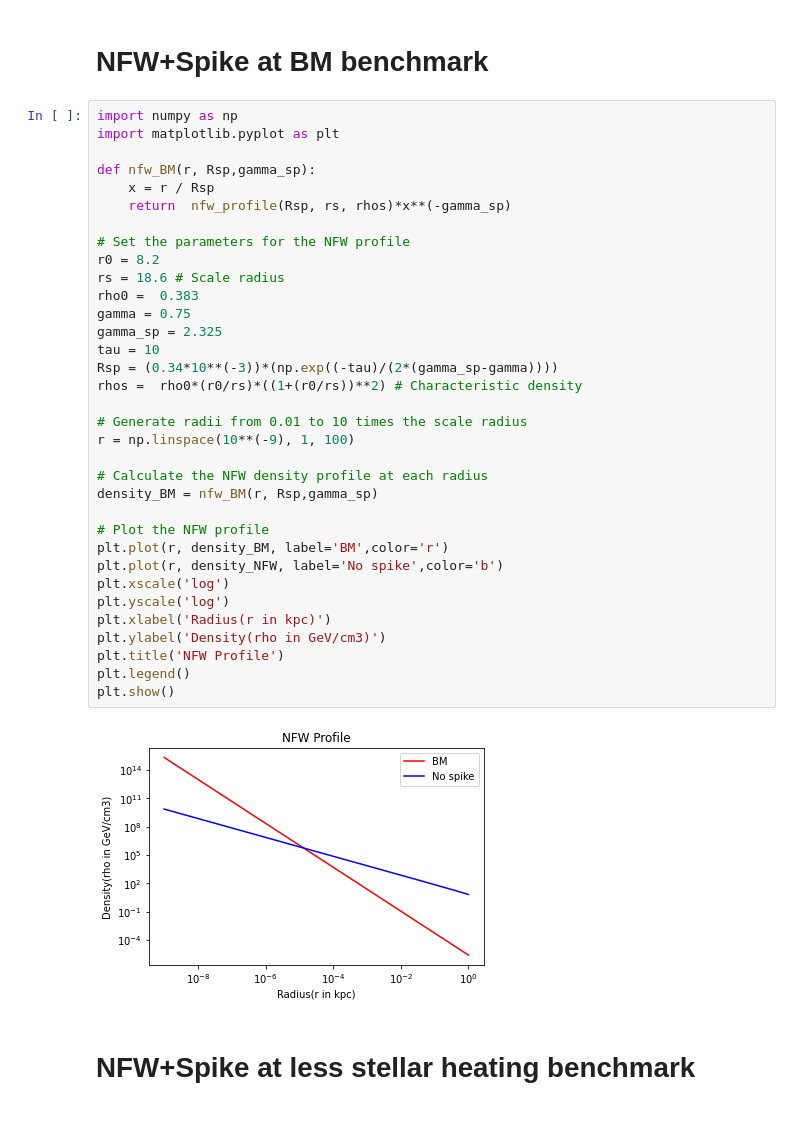
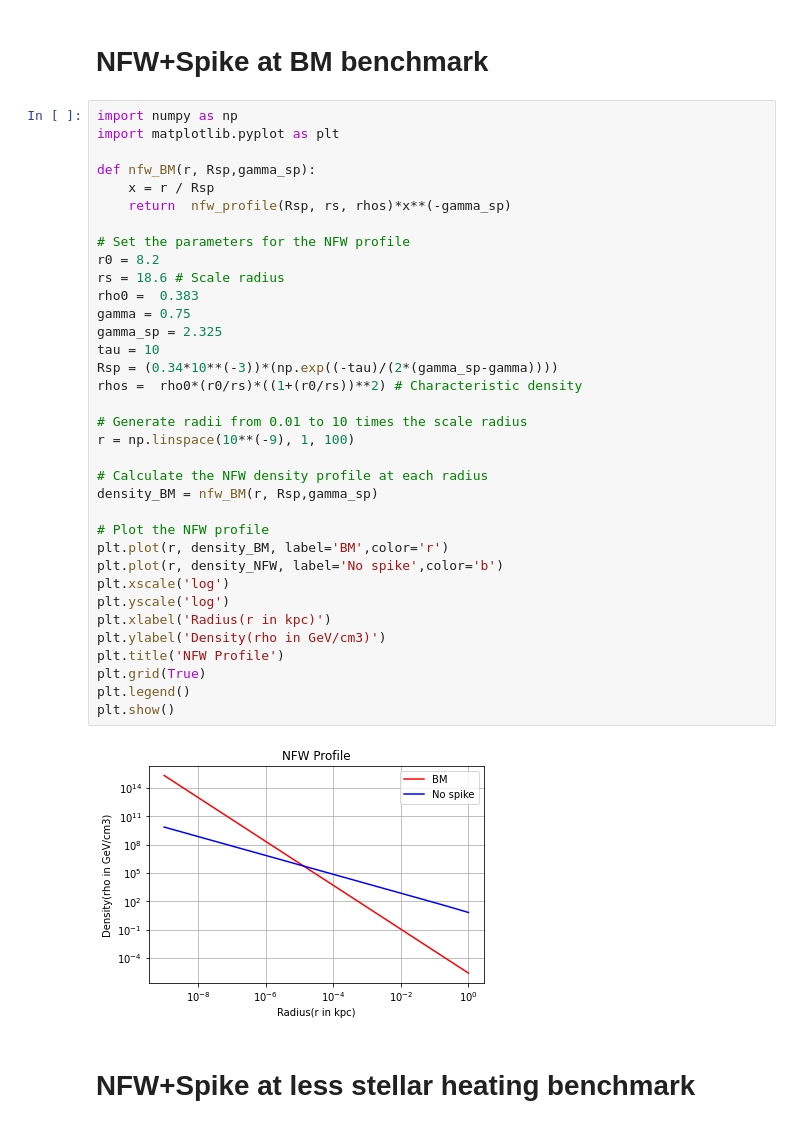
Before and after one commit to Ritabik/Darkmatter_annihilation, a Jupyter notebook: NFW_Reconstructions.ipynb, the cells around one changed output. Cells and saved outputs as stored; diff of their text form.

```diff
--- a/NFW_Reconstructions.ipynb
+++ b/NFW_Reconstructions.ipynb
@@ -124,34 +127,35 @@ def nfw_BM(r, Rsp,gamma_sp):
     x = r / Rsp
     return  nfw_profile(Rsp, rs, rhos)*x**(-gamma_sp)
 
 # Set the parameters for the NFW profile
 r0 = 8.2
 rs = 18.6 # Scale radius
 rho0 =  0.383
 gamma = 0.75
 gamma_sp = 2.325
 tau = 10
 Rsp = (0.34*10**(-3))*(np.exp((-tau)/(2*(gamma_sp-gamma))))
 rhos =  rho0*(r0/rs)*((1+(r0/rs))**2) # Characteristic density
 
 # Generate radii from 0.01 to 10 times the scale radius
 r = np.linspace(10**(-9), 1, 100)
 
 # Calculate the NFW density profile at each radius
 density_BM = nfw_BM(r, Rsp,gamma_sp)
 
 # Plot the NFW profile
 plt.plot(r, density_BM, label='BM',color='r')
 plt.plot(r, density_NFW, label='No spike',color='b')
 plt.xscale('log')
 plt.yscale('log')
 plt.xlabel('Radius(r in kpc)')
 plt.ylabel('Density(rho in GeV/cm3)')
 plt.title('NFW Profile')
+plt.grid(True)
 plt.legend()
 plt.show()
 # %% [output]
-[figure, old version]
+[figure, new version]
 # %% [markdown]
 # NFW+Spike at less stellar heating benchmark
 # %%
```
Also changed, not shown: parts of 5 cells of this notebook.
